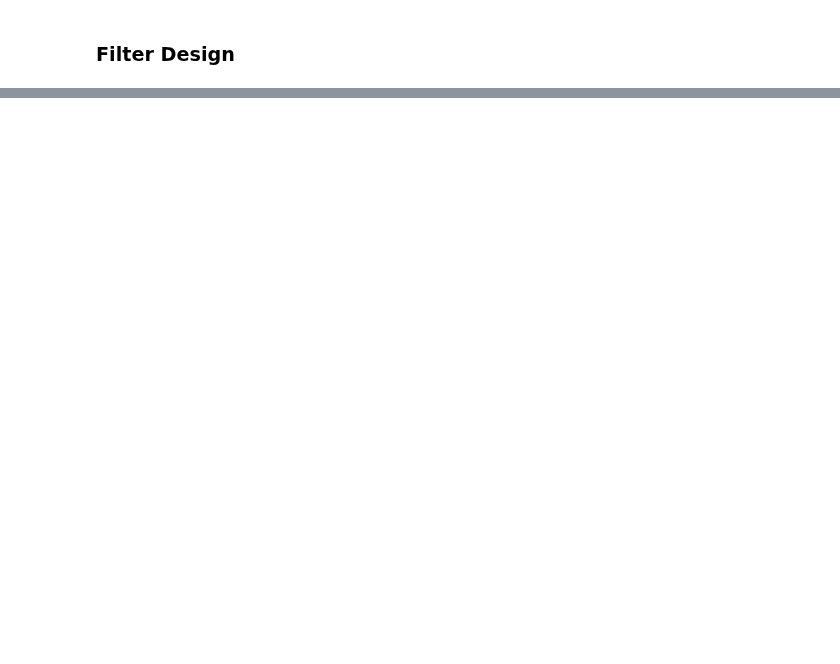
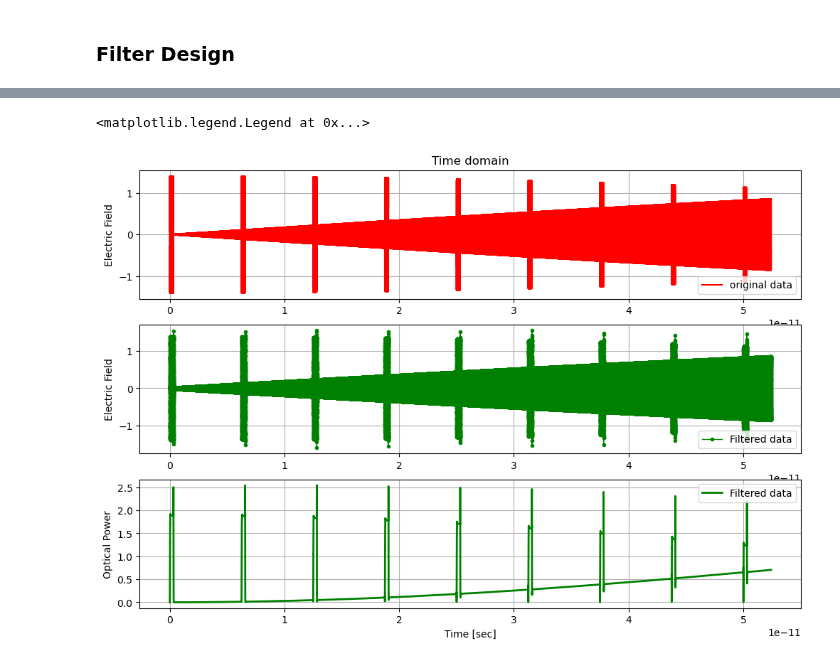
Before and after one commit to tacticstactics/Optical-pulse-broadening, a Jupyter notebook: optical_pulse_broadening_optical_filter.ipynb, the cells around one changed output, grey strips where cells are left out. Drawn from its saved outputs; the diff is of its cells as text; code cells hidden in the pictures; blank space fills up the shorter version.

```diff
--- a/optical_pulse_broadening_optical_filter.ipynb
+++ b/optical_pulse_broadening_optical_filter.ipynb
@@ -408,0 +456,28 @@ ax3_3.legend()
+# %%
+filtered_data1 = signal.lfilter(b, a, Port3_1_EFcol) # scipy.signal.lfilter
+
+fig3 = plt.figure(figsize = (12,8), facecolor='white')
+ax3_1 = fig3.add_subplot(3, 1, 1)
+ax3_1.plot(tcol,np.real(Port3_1_EFcol),'-', color="r",label='original data' )
+ax3_1.set_ylabel("Electric Field")
+ax3_1.grid()
+ax3_1.legend()
+ax3_1.set_title("Time domain")
+
+ax3_2 = fig3.add_subplot(3, 1, 2)
+ax3_2.plot(tcol, np.real(filtered_data1), 'g.-', linewidth=1, label='Filtered data')
+ax3_2.set_ylabel("Electric Field")
+ax3_2.grid()
+ax3_2.legend()
+
+ax3_3 = fig3.add_subplot(3, 1, 3)
+ax3_3.plot(tcol, (np.abs(filtered_data1))**2, 'g-', linewidth=2, label='Filtered data')
+
+
+ax3_3.set_xlabel('Time [sec]')
+ax3_3.set_ylabel("Optical Power")
+ax3_3.grid()
+ax3_3.legend()
+# %% [output]
+<matplotlib.legend.Legend at 0x...>
+[figure, added]
```
Also changed, not shown: parts of 6 cells of this notebook.
